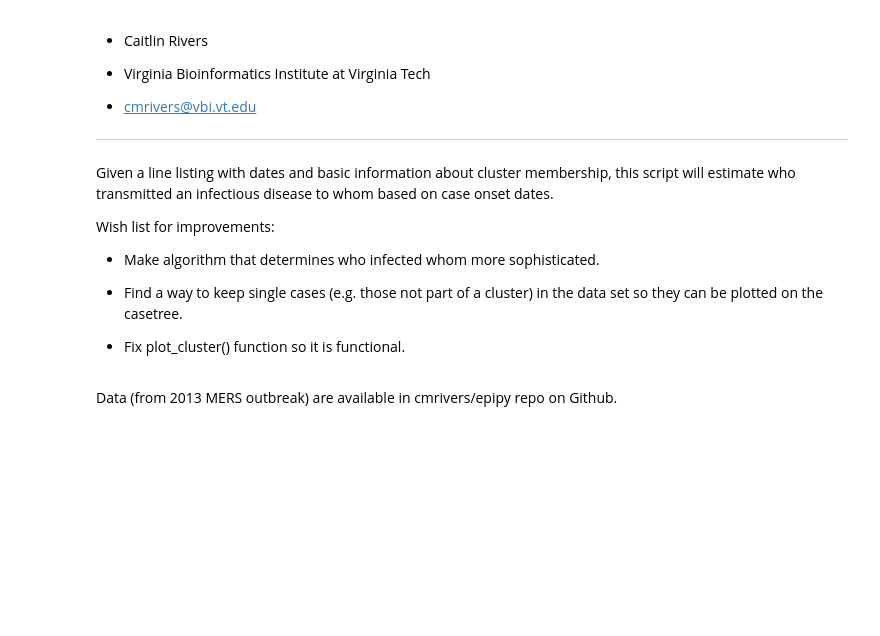
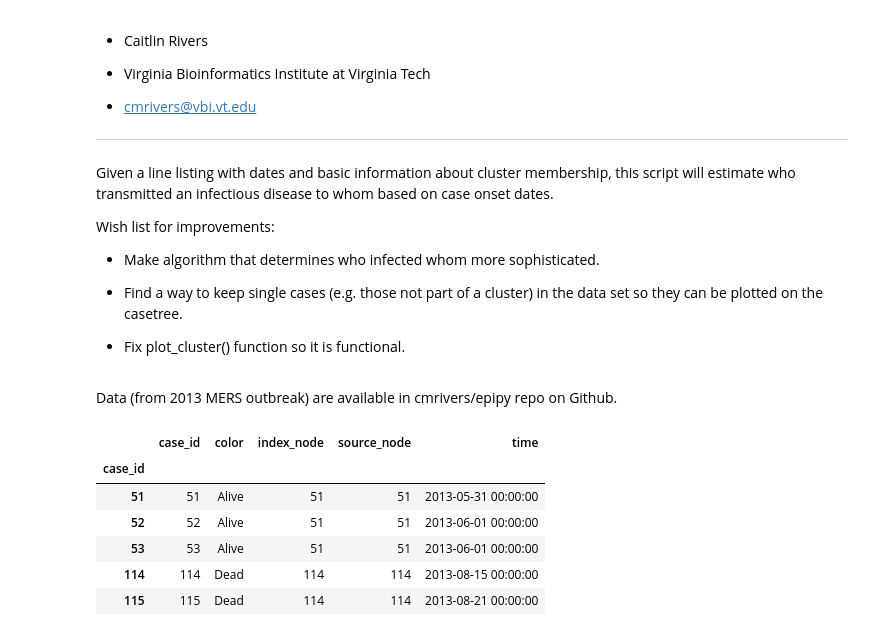
Before and after one commit to cmrivers/epipy, a Jupyter notebook: ipynb/cluster_builder.ipynb, the cells around one changed output. Drawn from its saved outputs; the diff is of its cells as text; code cells hidden in the pictures; blank space fills up the shorter version.

```diff
--- a/ipynb/cluster_builder.ipynb
+++ b/ipynb/cluster_builder.ipynb
@@ -107 +109,11 @@ clusters, mx = cluster_builder(dat, 'Cluster ID', 'Case #', 'dates', 'Health sta
+# %%
+clusters.head()
+# %% [output]
+|  | case_id | color | index_node | source_node | time |
+| case_id |  |  |  |  |  |
+| 51 | 51 | Alive | 51 | 51 | 2013-05-31 00:00:00 |
+| 52 | 52 | Alive | 51 | 51 | 2013-06-01 00:00:00 |
+| 53 | 53 | Alive | 51 | 51 | 2013-06-01 00:00:00 |
+| 114 | 114 | Dead | 114 | 114 | 2013-08-15 00:00:00 |
+| 115 | 115 | Dead | 114 | 114 | 2013-08-21 00:00:00 |
 # %%
```
Also changed, not shown: parts of 5 cells of this notebook, 4 other files.
